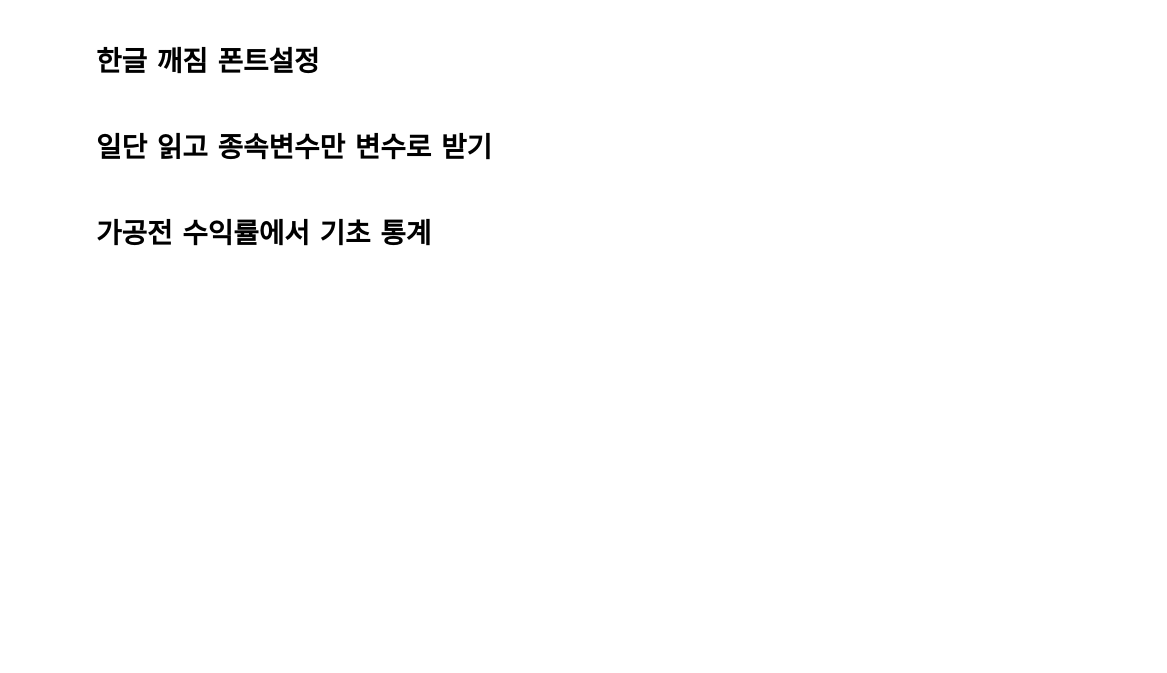
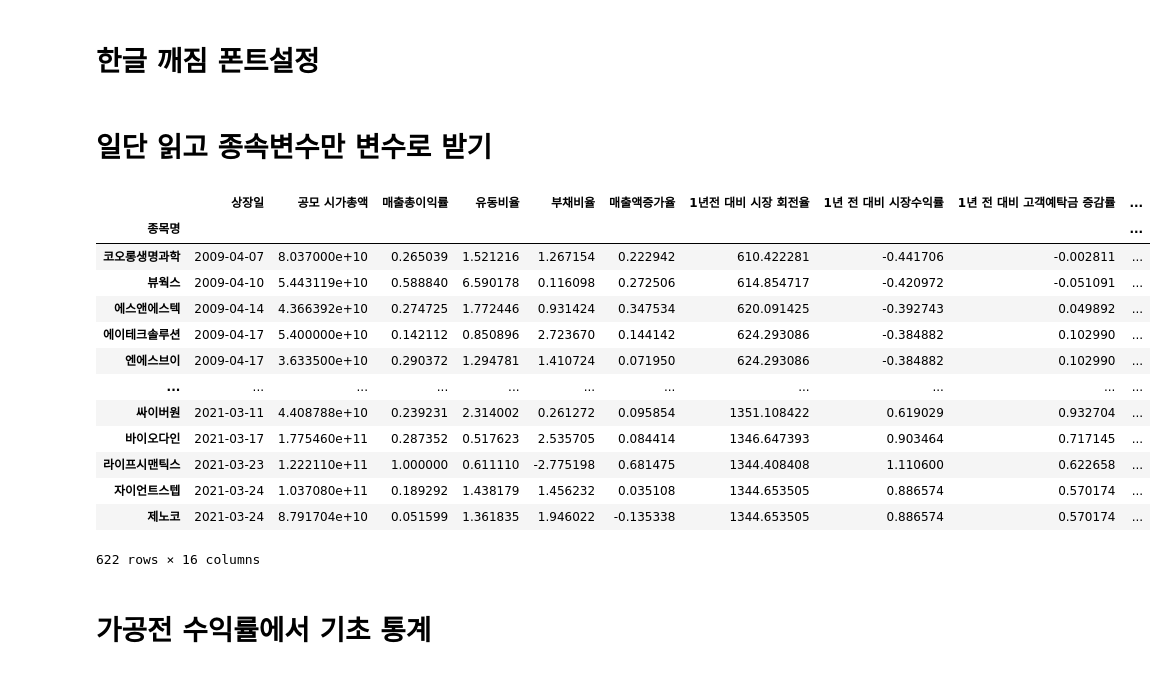
Before and after one commit to BigDataIPO/IPO, a Jupyter notebook: IPO/DataStat.ipynb, the cells around one changed output. Saved outputs shown, nothing was run; the diff lists cells and outputs as text; code cells hidden in the pictures; blank space fills up the shorter version.

```diff
--- a/IPO/DataStat.ipynb
+++ b/IPO/DataStat.ipynb
@@ -29,6 +29,23 @@ X_train_After_IPO_1.set_index('종목명',inplace = True)
 X_train_After_IPO_3.set_index('종목명',inplace = True)
 X_train_Before_IPO.set_index('종목명',inplace = True)
 X_train_Close_IPO.set_index('종목명',inplace = True)
+# %%
+X_train_Close_IPO
+# %% [output]
+|  | 상장일 | 공모 시가총액 | 매출총이익률 | 유동비율 | 부채비율 | 매출액증가율 | 1년전 대비 시장 회전율 | 1년 전 대비 시장수익률 | 1년 전 대비 고객예탁금 증감률 | ... |
+| 종목명 |  |  |  |  |  |  |  |  |  | ... |
+| 코오롱생명과학 | 2009-04-07 | 8.037000e+10 | 0.265039 | 1.521216 | 1.267154 | 0.222942 | 610.422281 | -0.441706 | -0.002811 | ... |
+| 뷰웍스 | 2009-04-10 | 5.443119e+10 | 0.588840 | 6.590178 | 0.116098 | 0.272506 | 614.854717 | -0.420972 | -0.051091 | ... |
+| 에스앤에스텍 | 2009-04-14 | 4.366392e+10 | 0.274725 | 1.772446 | 0.931424 | 0.347534 | 620.091425 | -0.392743 | 0.049892 | ... |
+| 에이테크솔루션 | 2009-04-17 | 5.400000e+10 | 0.142112 | 0.850896 | 2.723670 | 0.144142 | 624.293086 | -0.384882 | 0.102990 | ... |
+| 엔에스브이 | 2009-04-17 | 3.633500e+10 | 0.290372 | 1.294781 | 1.410724 | 0.071950 | 624.293086 | -0.384882 | 0.102990 | ... |
+| ... | ... | ... | ... | ... | ... | ... | ... | ... | ... | ... |
+| 싸이버원 | 2021-03-11 | 4.408788e+10 | 0.239231 | 2.314002 | 0.261272 | 0.095854 | 1351.108422 | 0.619029 | 0.932704 | ... |
+| 바이오다인 | 2021-03-17 | 1.775460e+11 | 0.287352 | 0.517623 | 2.535705 | 0.084414 | 1346.647393 | 0.903464 | 0.717145 | ... |
+| 라이프시맨틱스 | 2021-03-23 | 1.222110e+11 | 1.000000 | 0.611110 | -2.775198 | 0.681475 | 1344.408408 | 1.110600 | 0.622658 | ... |
+| 자이언트스텝 | 2021-03-24 | 1.037080e+11 | 0.189292 | 1.438179 | 1.456232 | 0.035108 | 1344.653505 | 0.886574 | 0.570174 | ... |
+| 제노코 | 2021-03-24 | 8.791704e+10 | 0.051599 | 1.361835 | 1.946022 | -0.135338 | 1344.653505 | 0.886574 | 0.570174 | ... |
+622 rows × 16 columns
 # %%
 IPO_1 = X_train_Before_IPO['공모가 대비 1개월 수익률']
 IPO_3 = X_train_Before_IPO['공모가 대비 3개월 수익률']
```
Also changed, not shown: parts of 7 cells of this notebook.
